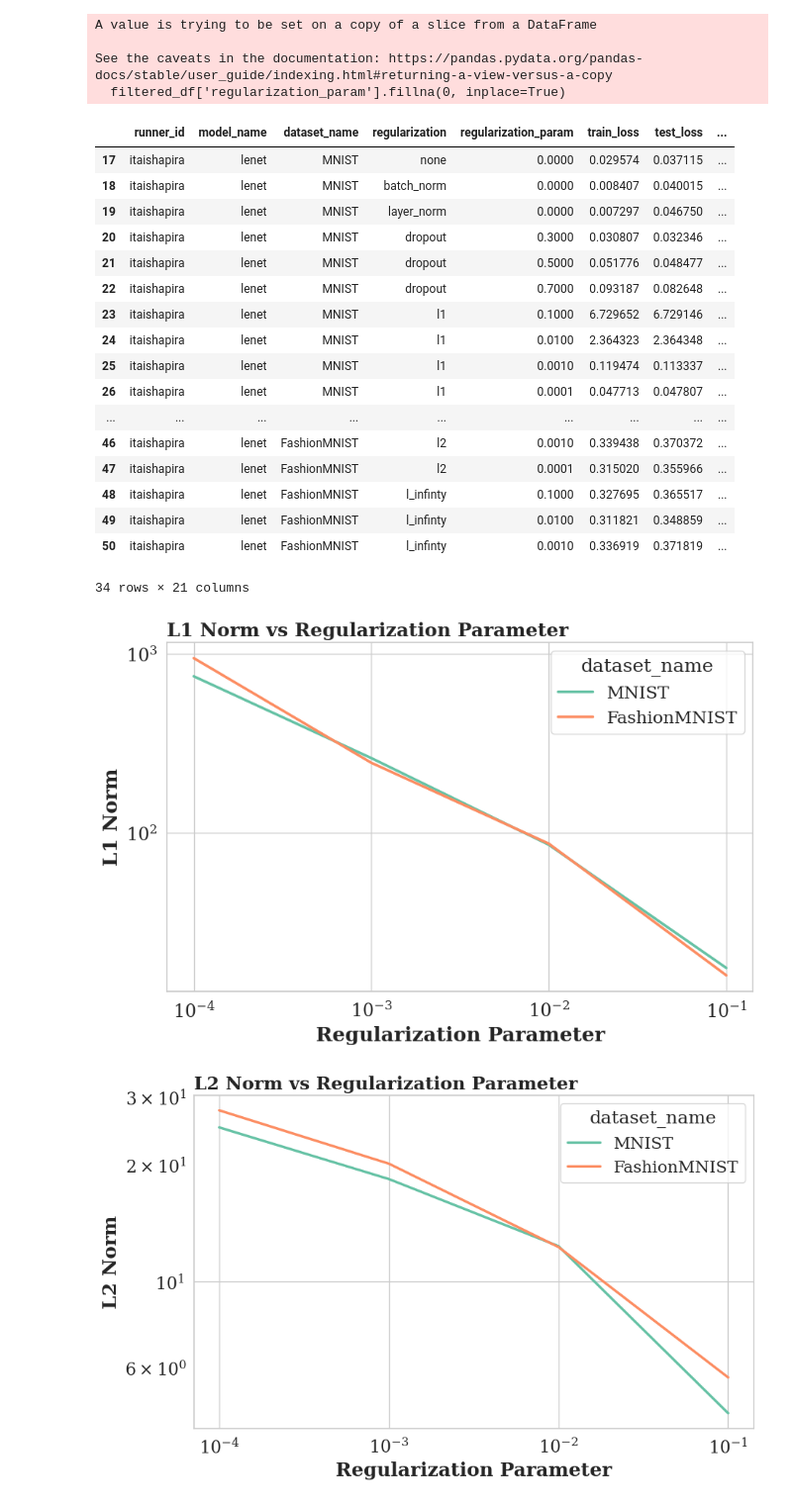
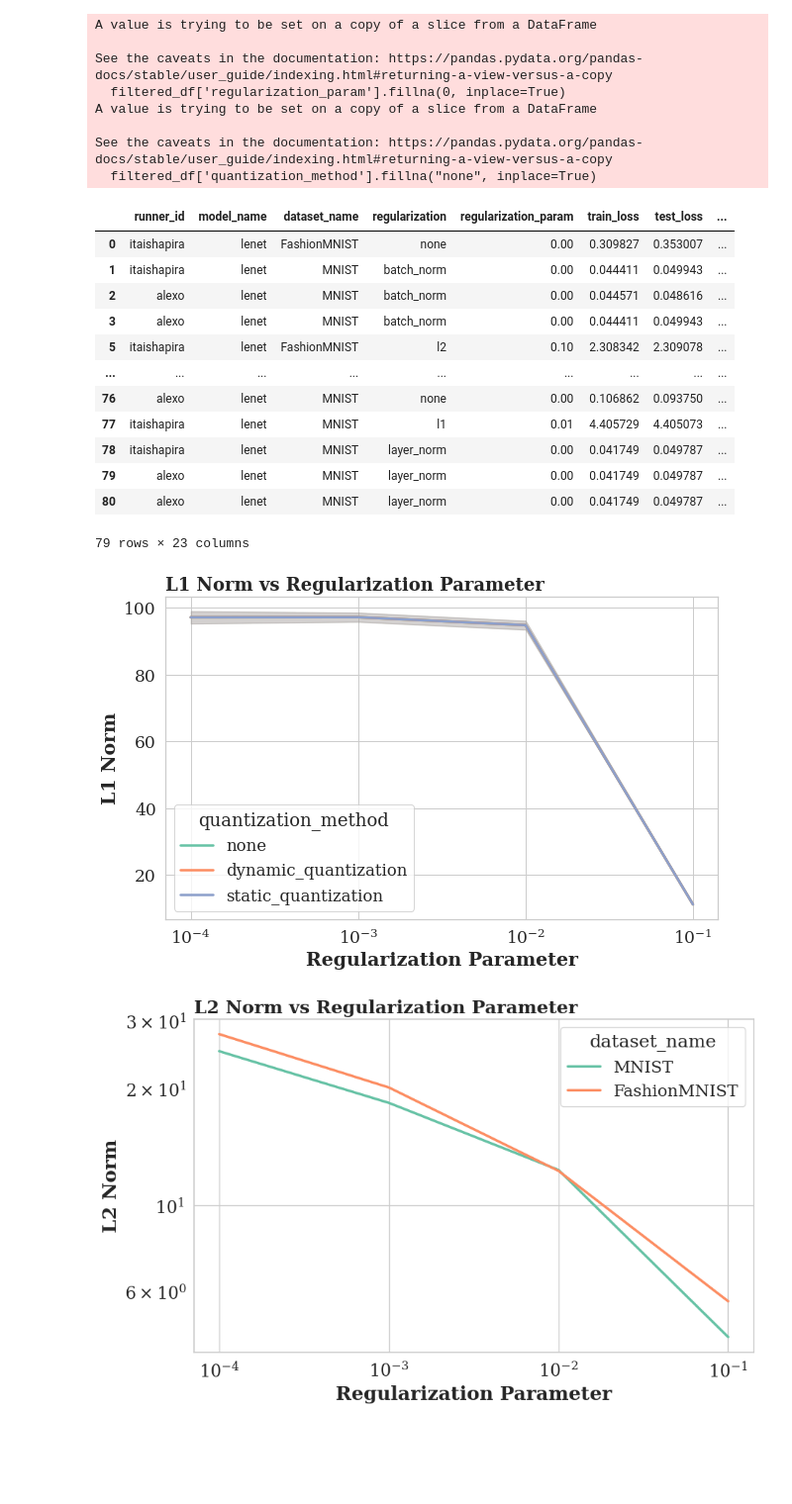
Before and after one commit to ishapira1/TinyML-RegulizationAndQuantization, a Jupyter notebook: notebooks/visualize.ipynb, the cells around one changed output. Shown at 99% size. Saved outputs shown, nothing was run; the diff lists cells and outputs as text; code cells hidden in the pictures; blank space fills up the shorter version.

Commit message:
connected quantization pipeline to parser pipeline to visualization pipeline

```diff
--- a/notebooks/visualize.ipynb
+++ b/notebooks/visualize.ipynb
@@ -4,7 +4,7 @@ import seaborn as sns
 import matplotlib.pyplot as plt
 
 # Load the CSV file into a pandas DataFrame
-df = pd.read_csv('all_results_2023-11-09_09-21-07.csv')
+df = pd.read_csv('../results/all_results_2023-11-18_11-40-50.csv')
 
 # Set the aesthetics for the seaborn plots
 sns.set_style("whitegrid")
@@ -21,52 +21,52 @@ plt.rcParams.update({
 })
 
 # Filter the DataFrame for 'MNIST' or 'FashionMNIST' and epochs > 2
-filtered_df = df[(df['dataset_name'].isin(['MNIST', 'FashionMNIST'])) & (df['epochs'] > 2)]
+filtered_df = df[(df['dataset_name'].isin(['MNIST', 'FashionMNIST']))]# & (df['epochs'] > 2)]
 
 # Replace NaN values with 0 in the 'regularization_param' column
 filtered_df['regularization_param'].fillna(0, inplace=True)
+filtered_df['quantization_method'].fillna("none", inplace=True)
 # %% [output]
 A value is trying to be set on a copy of a slice from a DataFrame
 
 See the caveats in the documentation: https://pandas.pydata.org/pandas-docs/stable/user_guide/indexing.html#returning-a-view-versus-a-copy
   filtered_df['regularization_param'].fillna(0, inplace=True)
+A value is trying to be set on a copy of a slice from a DataFrame
+
+See the caveats in the documentation: https://pandas.pydata.org/pandas-docs/stable/user_guide/indexing.html#returning-a-view-versus-a-copy
+  filtered_df['quantization_method'].fillna("none", inplace=True)
 # %%
 filtered_df
 # %% [output]
 |  | runner_id | model_name | dataset_name | regularization | regularization_param | train_loss | test_loss | ... |
-| 17 | itaishapira | lenet | MNIST | none | 0.0000 | 0.029574 | 0.037115 | ... |
-| 18 | itaishapira | lenet | MNIST | batch_norm | 0.0000 | 0.008407 | 0.040015 | ... |
-| 19 | itaishapira | lenet | MNIST | layer_norm | 0.0000 | 0.007297 | 0.046750 | ... |
-| 20 | itaishapira | lenet | MNIST | dropout | 0.3000 | 0.030807 | 0.032346 | ... |
-| 21 | itaishapira | lenet | MNIST | dropout | 0.5000 | 0.051776 | 0.048477 | ... |
-| 22 | itaishapira | lenet | MNIST | dropout | 0.7000 | 0.093187 | 0.082648 | ... |
-| 23 | itaishapira | lenet | MNIST | l1 | 0.1000 | 6.729652 | 6.729146 | ... |
-| 24 | itaishapira | lenet | MNIST | l1 | 0.0100 | 2.364323 | 2.364348 | ... |
-| 25 | itaishapira | lenet | MNIST | l1 | 0.0010 | 0.119474 | 0.113337 | ... |
-| 26 | itaishapira | lenet | MNIST | l1 | 0.0001 | 0.047713 | 0.047807 | ... |
+| 0 | itaishapira | lenet | FashionMNIST | none | 0.00 | 0.309827 | 0.353007 | ... |
+| 1 | itaishapira | lenet | MNIST | batch_norm | 0.00 | 0.044411 | 0.049943 | ... |
+| 2 | alexo | lenet | MNIST | batch_norm | 0.00 | 0.044571 | 0.048616 | ... |
+| 3 | alexo | lenet | MNIST | batch_norm | 0.00 | 0.044411 | 0.049943 | ... |
+| 5 | itaishapira | lenet | FashionMNIST | l2 | 0.10 | 2.308342 | 2.309078 | ... |
 | ... | ... | ... | ... | ... | ... | ... | ... | ... |
-| 46 | itaishapira | lenet | FashionMNIST | l2 | 0.0010 | 0.339438 | 0.370372 | ... |
-| 47 | itaishapira | lenet | FashionMNIST | l2 | 0.0001 | 0.315020 | 0.355966 | ... |
-| 48 | itaishapira | lenet | FashionMNIST | l_infinty | 0.1000 | 0.327695 | 0.365517 | ... |
-| 49 | itaishapira | lenet | FashionMNIST | l_infinty | 0.0100 | 0.311821 | 0.348859 | ... |
-| 50 | itaishapira | lenet | FashionMNIST | l_infinty | 0.0010 | 0.336919 | 0.371819 | ... |
+| 76 | alexo | lenet | MNIST | none | 0.00 | 0.106862 | 0.093750 | ... |
+| 77 | itaishapira | lenet | MNIST | l1 | 0.01 | 4.405729 | 4.405073 | ... |
+| 78 | itaishapira | lenet | MNIST | layer_norm | 0.00 | 0.041749 | 0.049787 | ... |
+| 79 | alexo | lenet | MNIST | layer_norm | 0.00 | 0.041749 | 0.049787 | ... |
+| 80 | alexo | lenet | MNIST | layer_norm | 0.00 | 0.041749 | 0.049787 | ... |
-34 rows × 21 columns
+79 rows × 23 columns
 # %%
 plt.figure(figsize=(10, 6))
 plot = sns.lineplot(
-    data=filtered_df[filtered_df.regularization == 'l1'],
+    data=filtered_df[(filtered_df.regularization == 'l2') & (filtered_df.dataset_name == "MNIST")],
     x='regularization_param',
-    y='l1_norm',
-    hue='dataset_name',
+    y='train_accuracy',
+    hue='quantization_method',
 )
 plot.set_title('L1 Norm vs Regularization Parameter', fontweight='bold', loc='left')
 plot.set_xlabel('Regularization Parameter', fontweight='bold')
 plot.set_ylabel('L1 Norm', fontweight='bold')
 plt.xscale('log')
-plt.yscale('log')
+# plt.yscale('log')
 plt.show()
 # %% [output]
-[figure, old version]
+[figure, new version]
 # %%
 plt.figure(figsize=(10, 6))
 plot = sns.lineplot(
```
Also changed, not shown: 43 other files.
